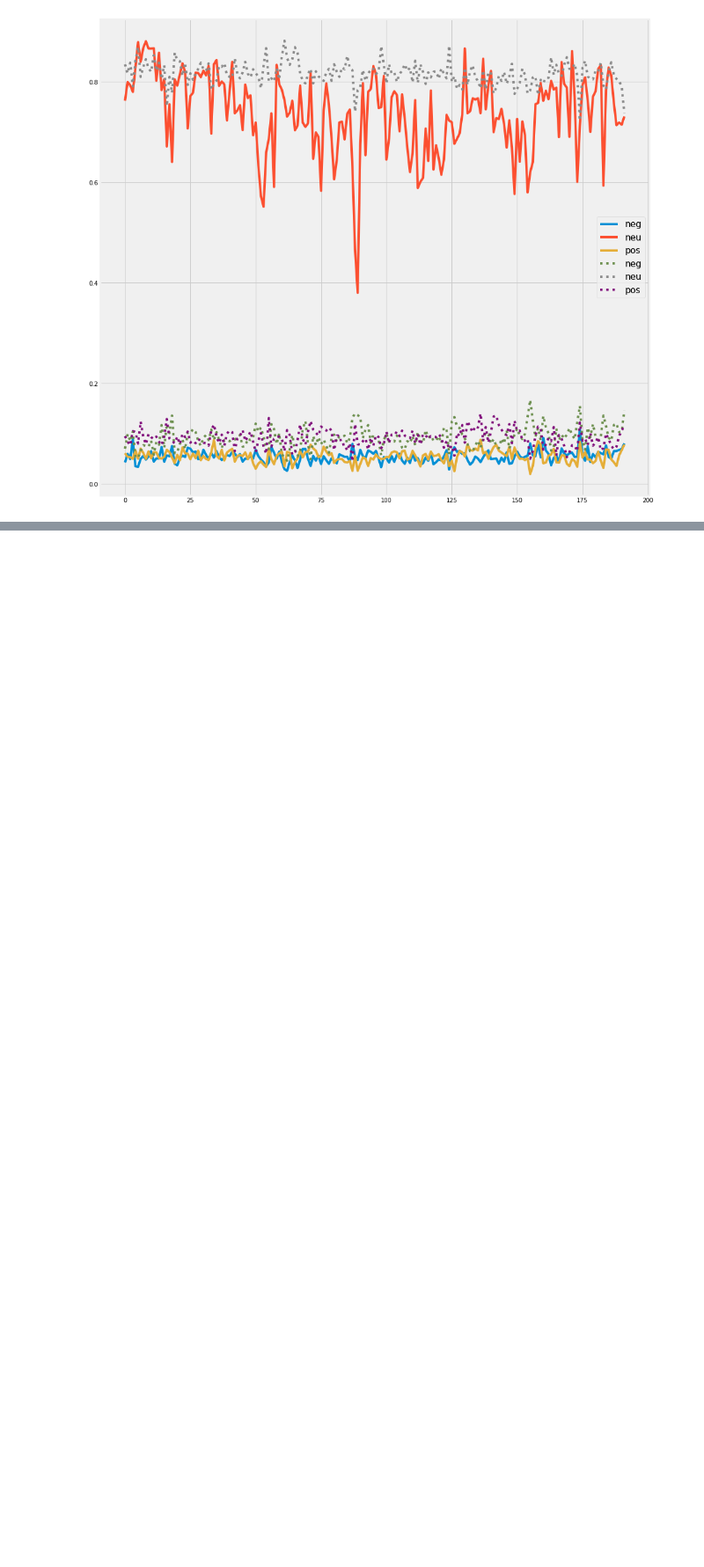
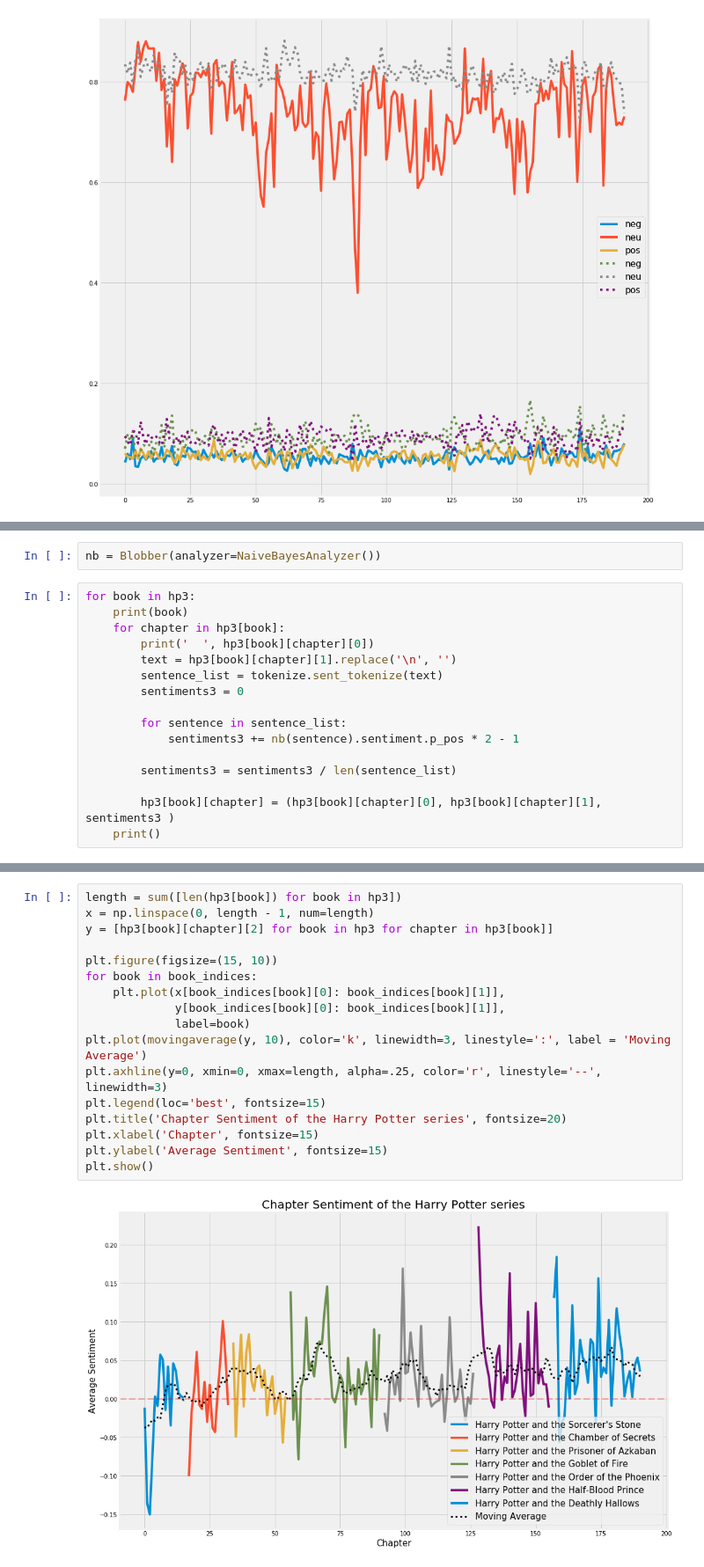
Before and after one commit to raffg/harry_potter_nlp, a Jupyter notebook: sentiment_analysis.ipynb, the cells around one changed output, grey strips where cells are left out. Shown at 88% size. Drawn from its saved outputs; the diff is of its cells as text; blank space fills up the shorter version.

Commit message:
testing different sentiment packages

```diff
--- a/sentiment_analysis.ipynb
+++ b/sentiment_analysis.ipynb
@@ -422,0 +454,18 @@ plt.show()
+# %%
+nb = Blobber(analyzer=NaiveBayesAnalyzer())
+# %%
+for book in hp3:
+    print(book)
+    for chapter in hp3[book]:
+        print('  ', hp3[book][chapter][0])
+        text = hp3[book][chapter][1].replace('\n', '')
+        sentence_list = tokenize.sent_tokenize(text)
+        sentiments3 = 0
+
+        for sentence in sentence_list:
+            sentiments3 += nb(sentence).sentiment.p_pos * 2 - 1
+
+        sentiments3 = sentiments3 / len(sentence_list)
+
+        hp3[book][chapter] = (hp3[book][chapter][0], hp3[book][chapter][1], sentiments3 )
+    print()
@@ -422,0 +490,19 @@ plt.show()
+# %%
+length = sum([len(hp3[book]) for book in hp3])
+x = np.linspace(0, length - 1, num=length)
+y = [hp3[book][chapter][2] for book in hp3 for chapter in hp3[book]]
+
+plt.figure(figsize=(15, 10))
+for book in book_indices:
+    plt.plot(x[book_indices[book][0]: book_indices[book][1]],
+             y[book_indices[book][0]: book_indices[book][1]],
+             label=book)
+plt.plot(movingaverage(y, 10), color='k', linewidth=3, linestyle=':', label = 'Moving Average')
+plt.axhline(y=0, xmin=0, xmax=length, alpha=.25, color='r', linestyle='--', linewidth=3)
+plt.legend(loc='best', fontsize=15)
+plt.title('Chapter Sentiment of the Harry Potter series', fontsize=20)
+plt.xlabel('Chapter', fontsize=15)
+plt.ylabel('Average Sentiment', fontsize=15)
+plt.show()
+# %% [output]
+[figure, added]
```
Also changed, not shown: parts of 14 cells of this notebook.
